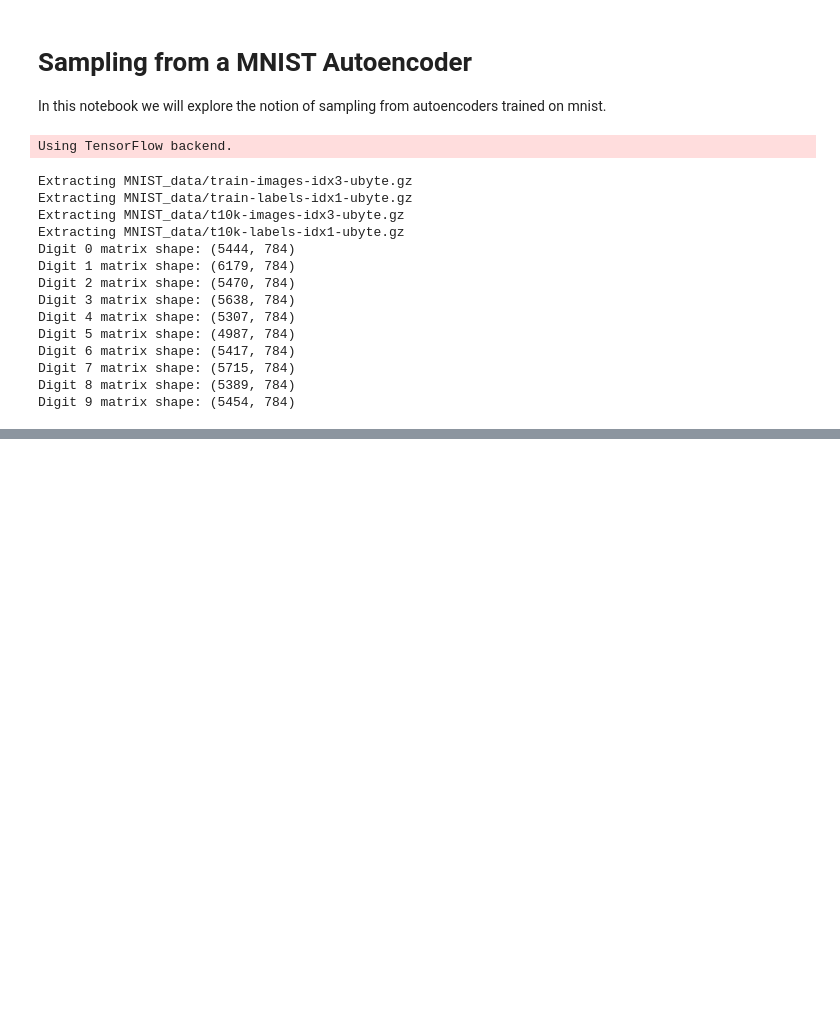
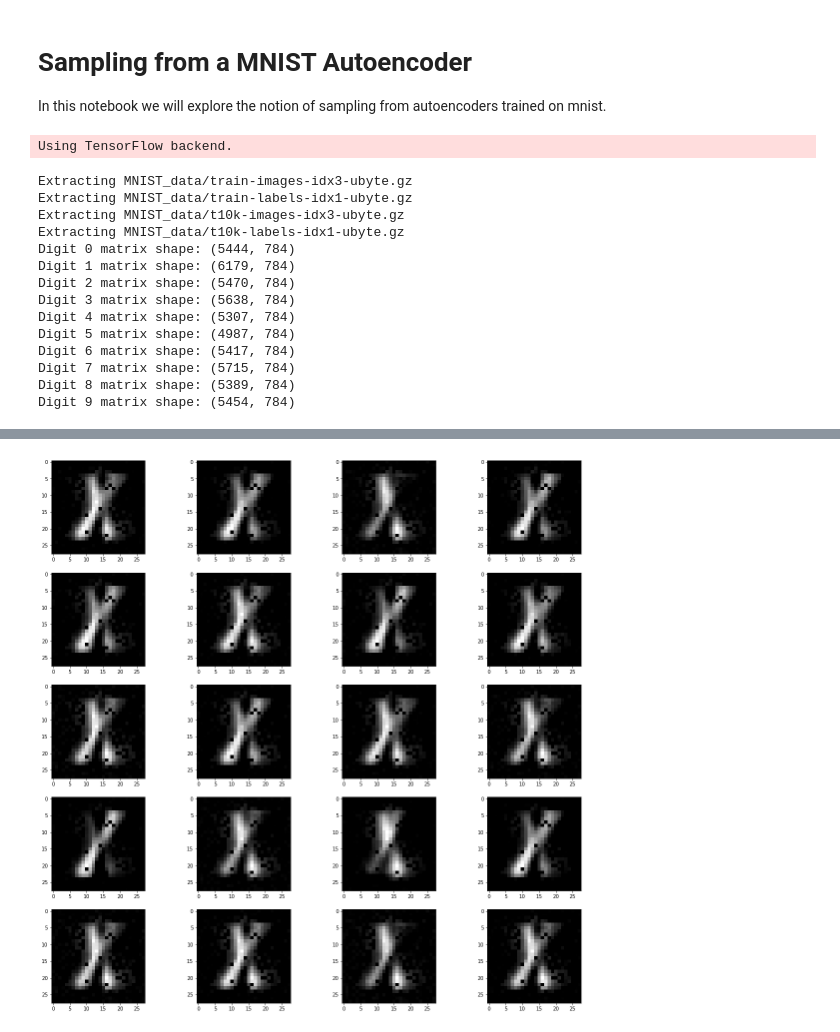
Before and after one commit to Andrewnetwork/DeepLearningInvestigations, a Jupyter notebook: MNIST/SamplingMNISTAutoencoder.ipynb, the cells around one changed output, grey strips where cells are left out. Drawn from its saved outputs; the diff is of its cells as text; code cells hidden in the pictures; blank space fills up the shorter version.

```diff
--- a/MNIST/SamplingMNISTAutoencoder.ipynb
+++ b/MNIST/SamplingMNISTAutoencoder.ipynb
@@ -96,0 +108,11 @@ Epoch 100/100
+# %%
+ae1 = simpleAE(5,784,'relu')
+ae1.compile(optimizer='adadelta', loss='binary_crossentropy')
+
+history = ae1.fit(digitDict[1], digitDict[1],
+                    epochs=100,
+                    batch_size=100,verbose=1)
+# %%
+sampleAE(ae1)
+# %% [output]
+[figure, added]
```
Also changed, not shown: parts of 24 cells of this notebook, 2 other files.
